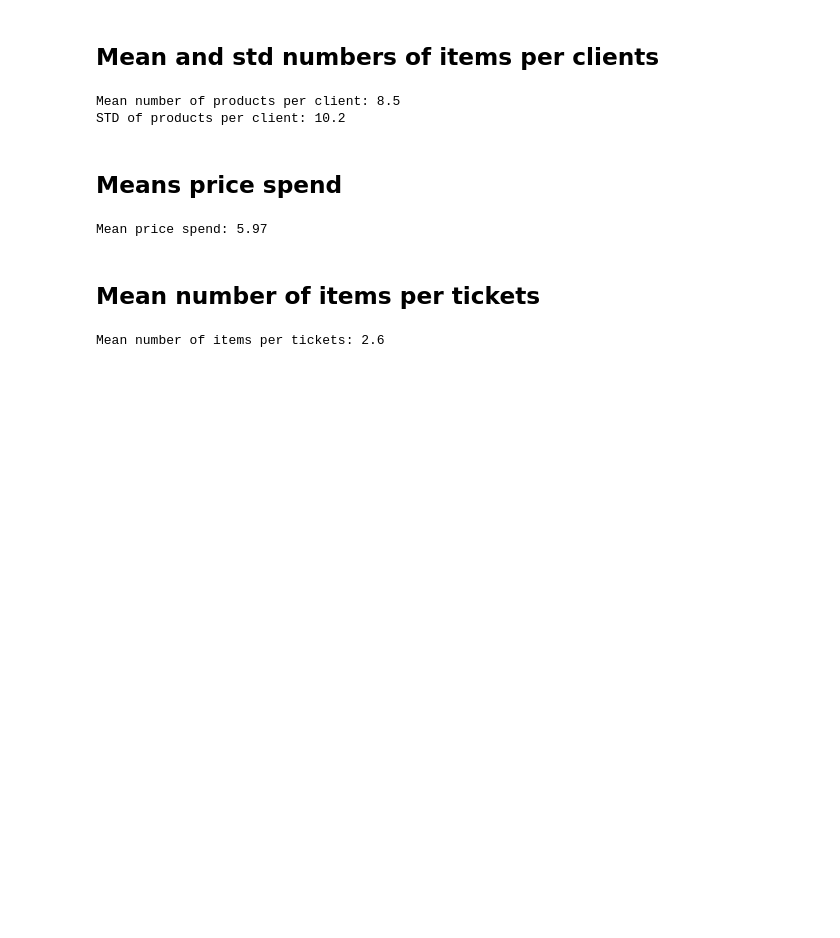
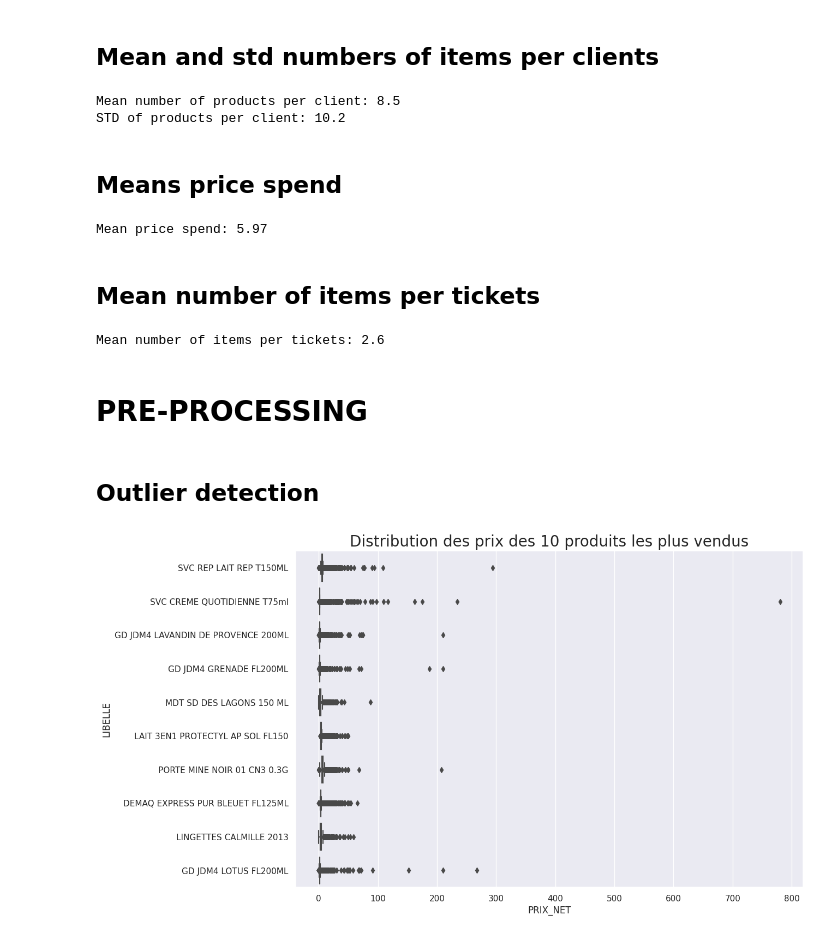
Before and after one commit to alexandre-pinon/recommender, a Jupyter notebook: data_csv_treatment.ipynb, the cells around one changed output. Drawn from its saved outputs; the diff is of its cells as text; code cells hidden in the pictures; blank space fills up the shorter version.

Commit message:
feat: outlier detection & replacement

```diff
--- a/data_csv_treatment.ipynb
+++ b/data_csv_treatment.ipynb
@@ -341,3 +341,20 @@ items_per_ticket = data['TICKET_ID'].value_counts()
 print(f"Mean number of items per tickets: {items_per_ticket.mean():.1f}")
 # %% [output]
 Mean number of items per tickets: 2.6
+# %% [markdown]
+# PRE-PROCESSING
+# %% [markdown]
+## Outlier detection
+# %%
+fig, ax = plt.subplots(figsize=(12, 8))
+sns.boxplot(data=data[data['LIBELLE'].isin(
+    data['LIBELLE'].value_counts().index[:10])],
+            x="PRIX_NET",
+            y="LIBELLE",
+            ax=ax,
+            orient="h")
+ax.set_title('Distribution des prix des 10 produits les plus vendus',
+             fontsize=20)
+fig.savefig('graphs/price_distribution.png', bbox_inches='tight')
+# %% [output]
+[figure, added]
```
Also changed, not shown: parts of 6 cells of this notebook, 2 other files.
